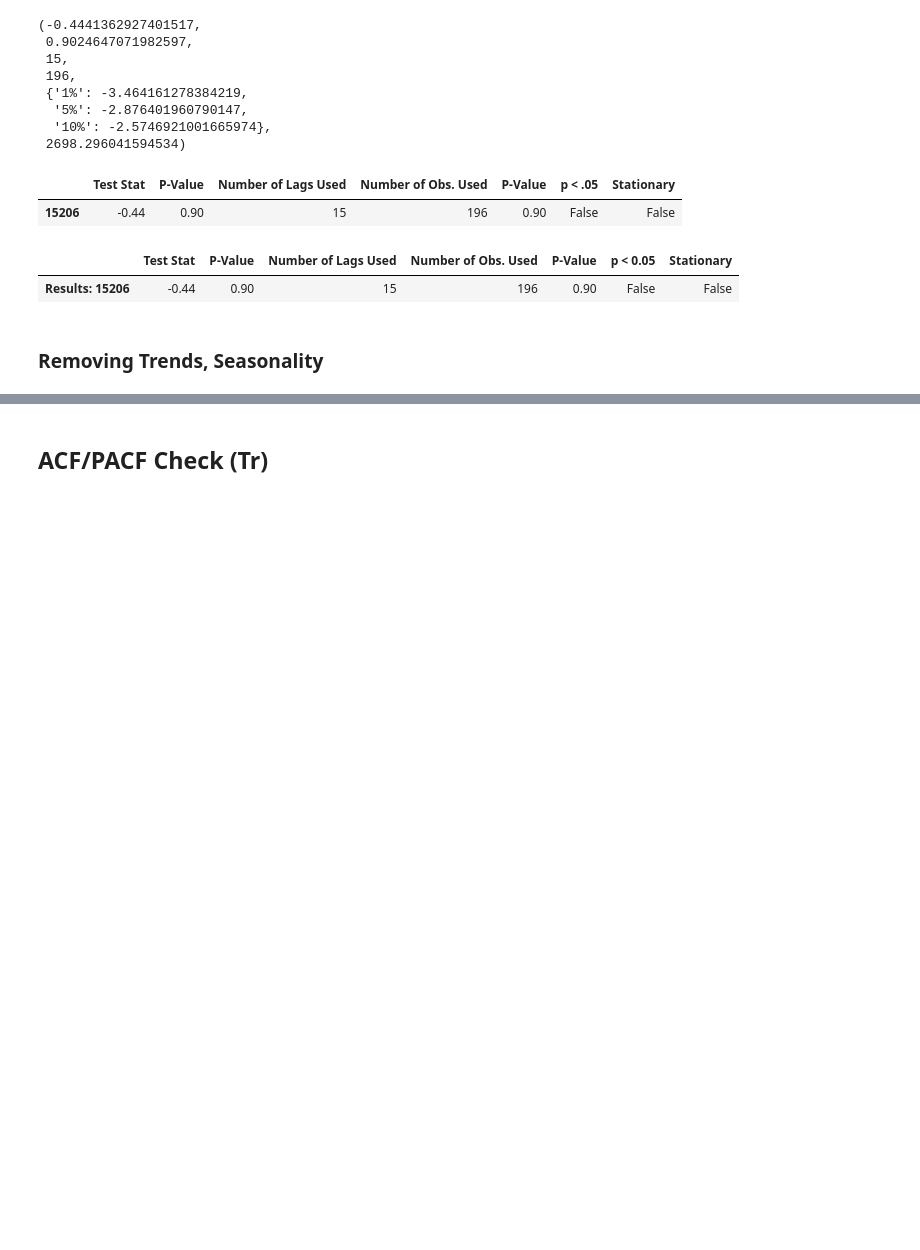
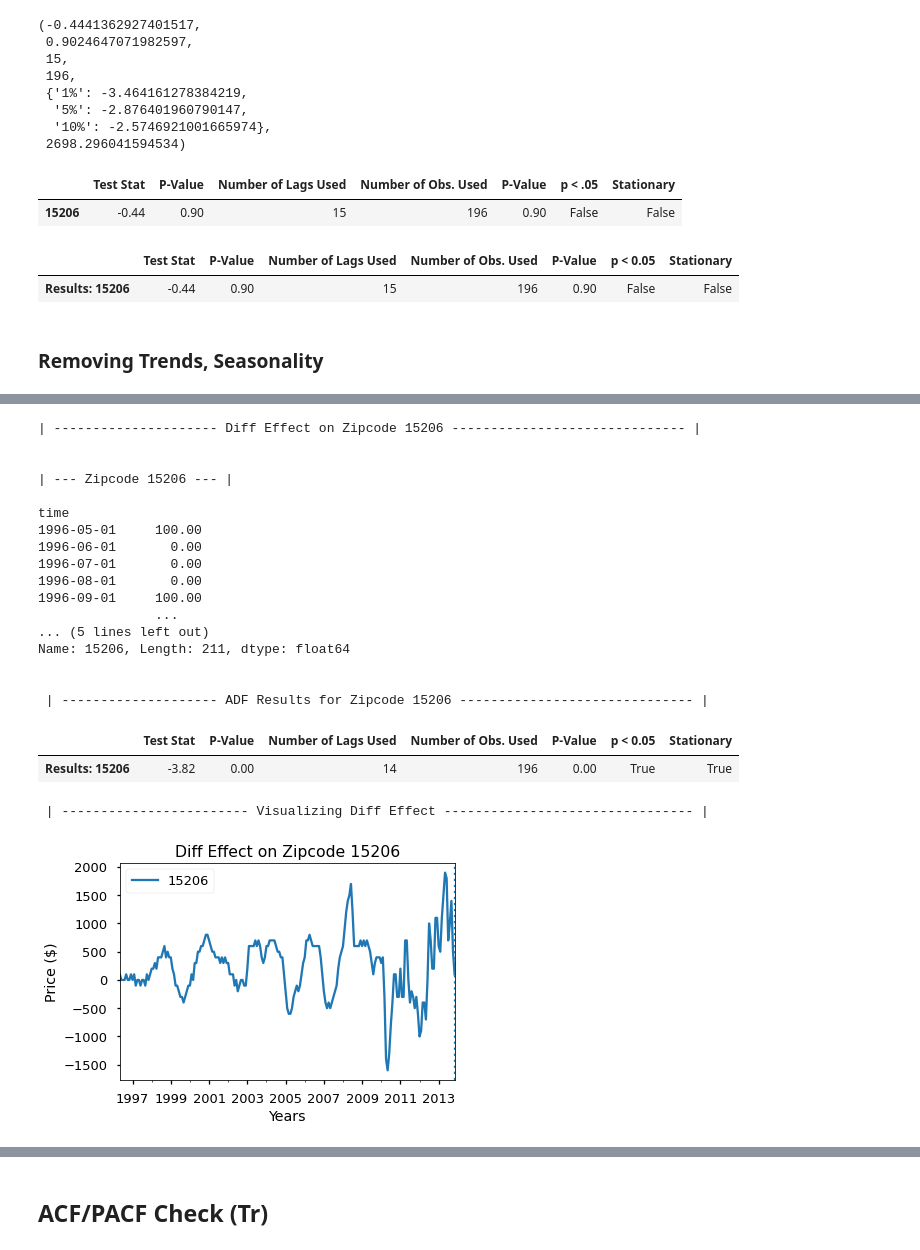
Before and after one commit to BenJMcCarty/Best_of_the_Burgh, a Jupyter notebook: workbooks/WIP_Main_Notebook.ipynb, the cells around one changed output, grey strips where cells are left out. Drawn from its saved outputs; the diff is of its cells as text; code cells hidden in the pictures; blank space fills up the shorter version.

```diff
--- a/workbooks/WIP_Main_Notebook.ipynb
+++ b/workbooks/WIP_Main_Notebook.ipynb
@@ -637,7 +590,7 @@ def remove_trends(timeseries, method, window = 4):
         results = timeseries.diff().dropna()
     elif method == 'log':
         results = np.log(timeseries)
-    elif method == 'rolling':
+    elif method == 'rolling' or method == 'rolling mean':
         results = timeseries - timeseries.rolling(window = window).mean()
         results.dropna(inplace=True)
     elif method == 'ewm' or method == 'EWM':
@@ -652,7 +605,8 @@ def remove_trends(timeseries, method, window = 4):
           "-----"*6,"|")
     display(adf_test(results))
 
-    print('\n\n','|',"---"*8,f"Visualizing {method.title()} Effect","----"*8,"|")
+    print('\n\n','|',"---"*8,f"Visualizing {method.title()} Effect","----"*8,
+          "|")
     fig, ax = plt.subplots()
     ax = results.plot(label=f'{timeseries.name}')
     ax.legend()
@@ -661,8 +615,33 @@ def remove_trends(timeseries, method, window = 4):
     if method != 'ewm' and method != 'EWM':
         ax.set_title(f'{method.title()} Effect on Zipcode {timeseries.name}')
     else:
-        ax.set_title(f'{method.capitalize()} Effect on Zipcode {timeseries.name}')
+        ax.set_title(f'{method.capitalize()} Effect on Zipcode \
+                                                        {timeseries.name}')
     ax.axvline(timeseries.index[-1], linestyle=":")
     plt.show();
 
     return results
+# %%
+diff_results = remove_trends(train, "diff")
+# %% [output]
+| --------------------- Diff Effect on Zipcode 15206 ------------------------------ |
+
+
+| --- Zipcode 15206 --- |
+
+time
+1996-05-01     100.00
+1996-06-01       0.00
+1996-07-01       0.00
+1996-08-01       0.00
+1996-09-01     100.00
+               ...
+... (5 lines left out)
+Name: 15206, Length: 211, dtype: float64
+
+
+ | -------------------- ADF Results for Zipcode 15206 ------------------------------ |
+|  | Test Stat | P-Value | Number of Lags Used | Number of Obs. Used | P-Value | p < 0.05 | Stationary |
+| Results: 15206 | -3.82 | 0.00 | 14 | 196 | 0.00 | True | True |
+ | ------------------------ Visualizing Diff Effect -------------------------------- |
+[figure, added]
```
Also changed, not shown: parts of 37 cells of this notebook.
